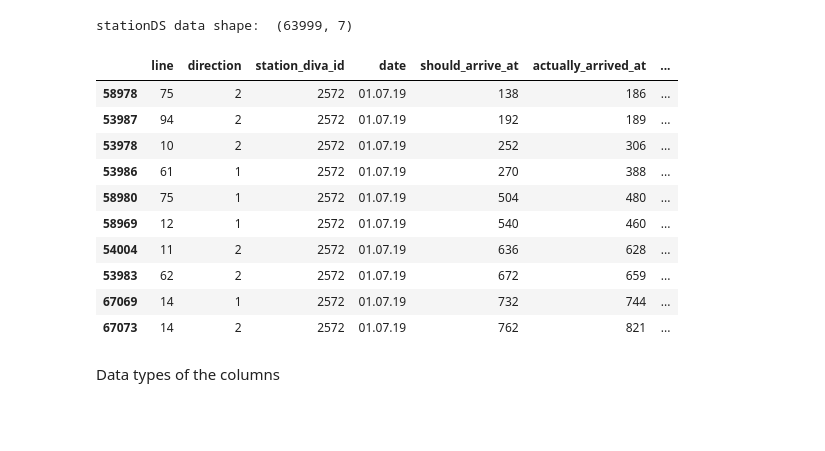
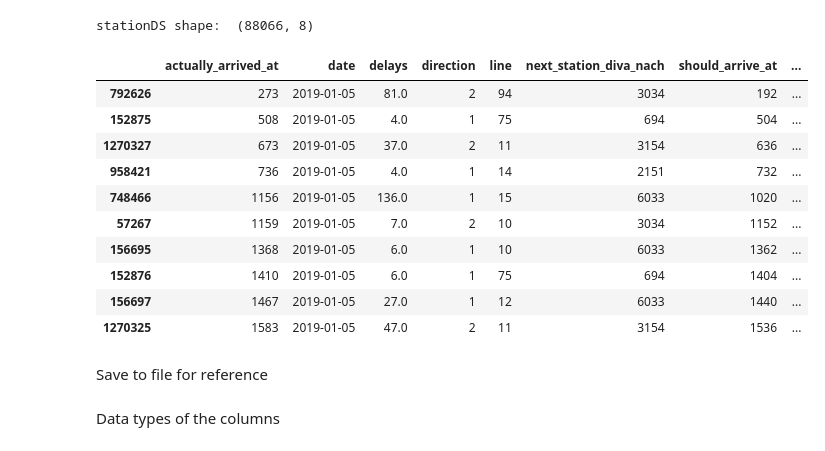
Before and after one commit to mfaizanse/path4-delay-prediction, a Jupyter notebook: delay_prediction.ipynb, the cells around one changed output. Cells and saved outputs as stored; diff of their text form; code cells hidden in the pictures; blank space fills up the shorter version.

```diff
--- a/delay_prediction.ipynb
+++ b/delay_prediction.ipynb
@@ -11,14 +15,32 @@ targetStationId = 2572
 # %%
-csv_names = ['fahrzeiten_soll_ist_20190623_20190629.csv',
+stationDS = pd.DataFrame(columns=col_names)
+
+csv_names = ['fahrzeiten_soll_ist_20190630_20190706.csv',
+             'fahrzeiten_soll_ist_20190623_20190629.csv',
              'fahrzeiten_soll_ist_20190616_20190622.csv',
              'fahrzeiten_soll_ist_20190609_20190615.csv',
              'fahrzeiten_soll_ist_20190602_20190608.csv',
+             'fahrzeiten_soll_ist_20190526_20190601.csv',
+             'fahrzeiten_soll_ist_20190519_20190525.csv',
+             'fahrzeiten_soll_ist_20190512_20190518.csv',
              'fahrzeiten_soll_ist_20190505_20190511.csv',
-            'fahrzeiten_soll_ist_20190630_20190706.csv']
+             'fahrzeiten_soll_ist_20190428_20190504.csv',
+             'fahrzeiten_soll_ist_20190421_20190427.csv',
+             'fahrzeiten_soll_ist_20190414_20190420.csv']
 
 for name in csv_names:
     dataSet = pd.read_csv('data/' + name)
+    # filter required columns
     ds = dataSet.loc[:, ['linie', 'richtung', 'halt_diva_von', 'datum_von', 'soll_an_von', 'ist_an_von', 'halt_diva_nach']]
+    # filter data for only the target station
     ds = ds.loc[ds['halt_diva_von'] == targetStationId]
+    # rename column name to English
     ds.columns = col_names
-    stationDS = stationDS.append(ds)
+    # Calculate delays
+    ds['delays'] = ds['actually_arrived_at'] - ds['should_arrive_at']
+    # Filter out rows with delay 0 <= dealy < 600
+    ds = ds.loc[(ds['delays'] >= 0) & (ds['delays'] < 600)]
+    # Append to stationDS
+    stationDS = stationDS.append(ds.copy())
+    # Release memory
+    del ds
@@ -25,18 +55,22 @@ for name in csv_names:
 # %%
-print('stationDS data shape: ', stationDS.shape)
+print('stationDS shape: ', stationDS.shape)
+# sort data by date and expected arrival time
+stationDS['date'] = pd.to_datetime(stationDS['date'])
 stationDS = stationDS.sort_values(by=['date', 'should_arrive_at'], ascending=True)
 stationDS.head(10)
 # %% [output]
-stationDS data shape:  (63999, 7)
+stationDS shape:  (88066, 8)
-|  | line | direction | station_diva_id | date | should_arrive_at | actually_arrived_at | ... |
-| 58978 | 75 | 2 | 2572 | 01.07.19 | 138 | 186 | ... |
-| 53987 | 94 | 2 | 2572 | 01.07.19 | 192 | 189 | ... |
-| 53978 | 10 | 2 | 2572 | 01.07.19 | 252 | 306 | ... |
-| 53986 | 61 | 1 | 2572 | 01.07.19 | 270 | 388 | ... |
-| 58980 | 75 | 1 | 2572 | 01.07.19 | 504 | 480 | ... |
-| 58969 | 12 | 1 | 2572 | 01.07.19 | 540 | 460 | ... |
-| 54004 | 11 | 2 | 2572 | 01.07.19 | 636 | 628 | ... |
-| 53983 | 62 | 2 | 2572 | 01.07.19 | 672 | 659 | ... |
-| 67069 | 14 | 1 | 2572 | 01.07.19 | 732 | 744 | ... |
-| 67073 | 14 | 2 | 2572 | 01.07.19 | 762 | 821 | ... |
+|  | actually_arrived_at | date | delays | direction | line | next_station_diva_nach | should_arrive_at | ... |
+| 792626 | 273 | 2019-01-05 | 81.0 | 2 | 94 | 3034 | 192 | ... |
+| 152875 | 508 | 2019-01-05 | 4.0 | 1 | 75 | 694 | 504 | ... |
+| 1270327 | 673 | 2019-01-05 | 37.0 | 2 | 11 | 3154 | 636 | ... |
+| 958421 | 736 | 2019-01-05 | 4.0 | 1 | 14 | 2151 | 732 | ... |
+| 748466 | 1156 | 2019-01-05 | 136.0 | 1 | 15 | 6033 | 1020 | ... |
+| 57267 | 1159 | 2019-01-05 | 7.0 | 2 | 10 | 3034 | 1152 | ... |
+| 156695 | 1368 | 2019-01-05 | 6.0 | 1 | 10 | 6033 | 1362 | ... |
+| 152876 | 1410 | 2019-01-05 | 6.0 | 1 | 75 | 694 | 1404 | ... |
+| 156697 | 1467 | 2019-01-05 | 27.0 | 1 | 12 | 6033 | 1440 | ... |
+| 1270325 | 1583 | 2019-01-05 | 47.0 | 2 | 11 | 3154 | 1536 | ... |
+# %% [markdown]
+Save to file for reference
 # %%
```
Also changed, not shown: parts of 20 cells of this notebook.
